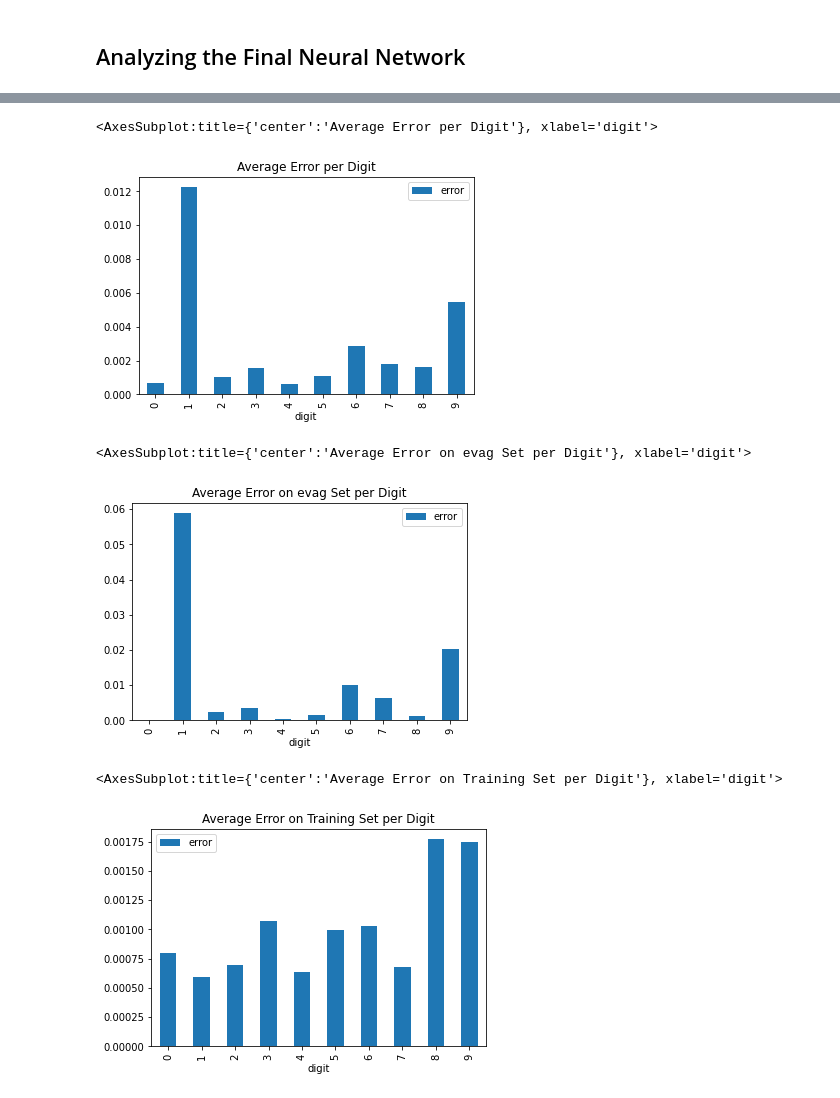
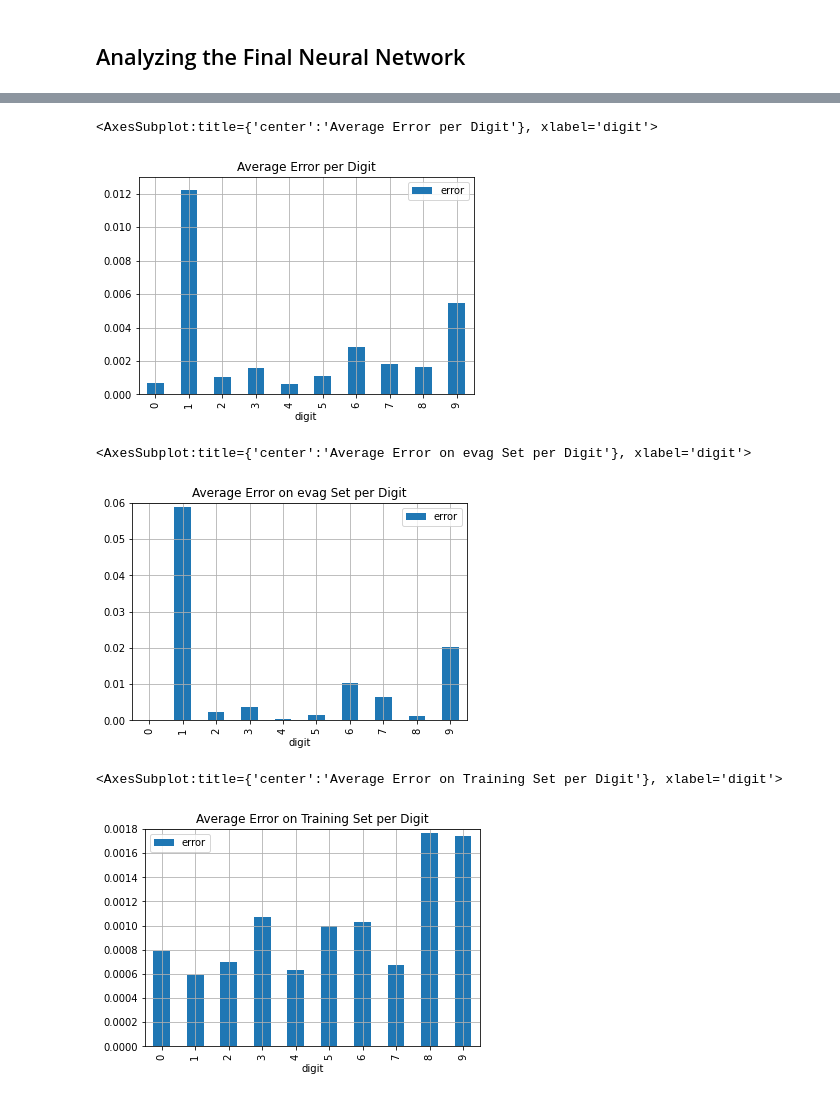
Before and after one commit to hd-code/digit-recognition-ci, a Jupyter notebook: src/main.ipynb, the cells around one changed output, grey strips where cells are left out. Saved outputs shown, nothing was run; the diff lists cells and outputs as text; code cells hidden in the pictures.

```diff
--- a/src/main.ipynb
+++ b/src/main.ipynb
@@ -31,6 +31,7 @@ DIGITS = {
 # This calculation might take a while.
 # See below, how to load the results from cache instead
 
+# parameters
 numOfHiddens = {5, 10, 15, 20, 25, 30, 35, 40, 50, 60, 70, 80, 90}
 numOfNets = 100
 
@@ -40,13 +41,14 @@ output = DIGITS['all']['output']
 initNets = {
     'net': [],
     'numOfHidden': [],
-    'error': []
+    'error': [],
 }
 
-for numOfHidden in numOfHiddens:
-    np.random.seed(0)  # to create reproduceable results
+for numOfHidden in numOfHiddens:  # generate nets for each number of hidden neurons
+    # seed the random number generator to create reproduceable results
+    np.random.seed(0)
 
-    for _ in range(numOfNets):
+    for _ in range(numOfNets):  # generate several nets of the same topology
         net = nn.init(35, numOfHidden, 10)
         error = nn.calcBatchError(net, input, output)
 
@@ -314,4 +341,6 @@ pd.DataFrame(result).plot.bar(x='kind', title='Average Error per Set')
 # %%
+# show the average error per digit (over all sets)
+
 net = FINAL_NET
 result = {
     'digit': [],
@@ -326,11 +355,16 @@ for digit in dg.ALL_DIGITS:
     result['digit'].append(digit)
     result['error'].append(error)
 
-pd.DataFrame(result).plot.bar(x='digit', title='Average Error per Digit')
+pd.DataFrame(result).plot.bar(
+    x='digit', title='Average Error per Digit',
+    grid=True,  ylim=(0, 0.013),
+)
 # %% [output]
 <AxesSubplot:title={'center':'Average Error per Digit'}, xlabel='digit'>
-[figure, old version]
+[figure, new version]
 # %%
+# show the average error per digit for the test data
+
 net = FINAL_NET
 result = {
     'digit': [],
@@ -345,26 +379,35 @@ for digit in dg.ALL_DIGITS:
     result['digit'].append(digit)
     result['error'].append(error)
 
-pd.DataFrame(result).plot.bar(x='digit', title='Average Error on evag Set per Digit')
+pd.DataFrame(result).plot.bar(
+    x='digit', title='Average Error on evag Set per Digit',
+    grid=True,  ylim=(0, 0.06),
+)
 # %% [output]
 <AxesSubplot:title={'center':'Average Error on evag Set per Digit'}, xlabel='digit'>
-[figure, old version]
+[figure, new version]
 # %%
+# show the average error per digit for the training data
+
 net = FINAL_NET
 result = {
     'digit': [],
     'error': [],
 }
 
 for digit in dg.ALL_DIGITS:
-    digits = dg.getDigits(digits={digit}, kinds={'normal', 'normal-klein', 'digital', 'digital-klein'})
+    digits = dg.getDigits(digits={digit}, kinds={
+                          'normal', 'normal-klein', 'digital', 'digital-klein'})
     inOutputs = dg.extractInputAndOutput(digits)
     error = nn.calcBatchError(net, inOutputs['input'], inOutputs['output'])
 
     result['digit'].append(digit)
     result['error'].append(error)
 
-pd.DataFrame(result).plot.bar(x='digit', title='Average Error on Training Set per Digit')
+pd.DataFrame(result).plot.bar(
+    x='digit', title='Average Error on Training Set per Digit',
+    grid=True,  ylim=(0, 0.0018),
+)
 # %% [output]
 <AxesSubplot:title={'center':'Average Error on Training Set per Digit'}, xlabel='digit'>
-[figure, old version]
+[figure, new version]
```
Also changed, not shown: parts of 15 cells of this notebook, 32 other files.
